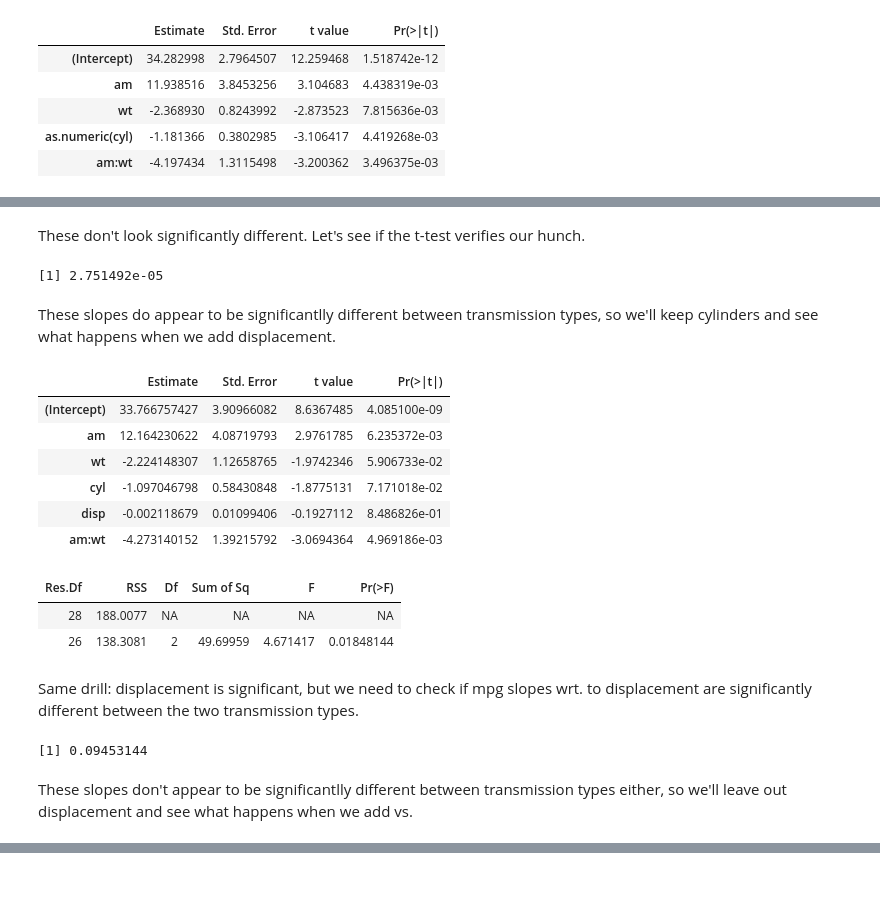
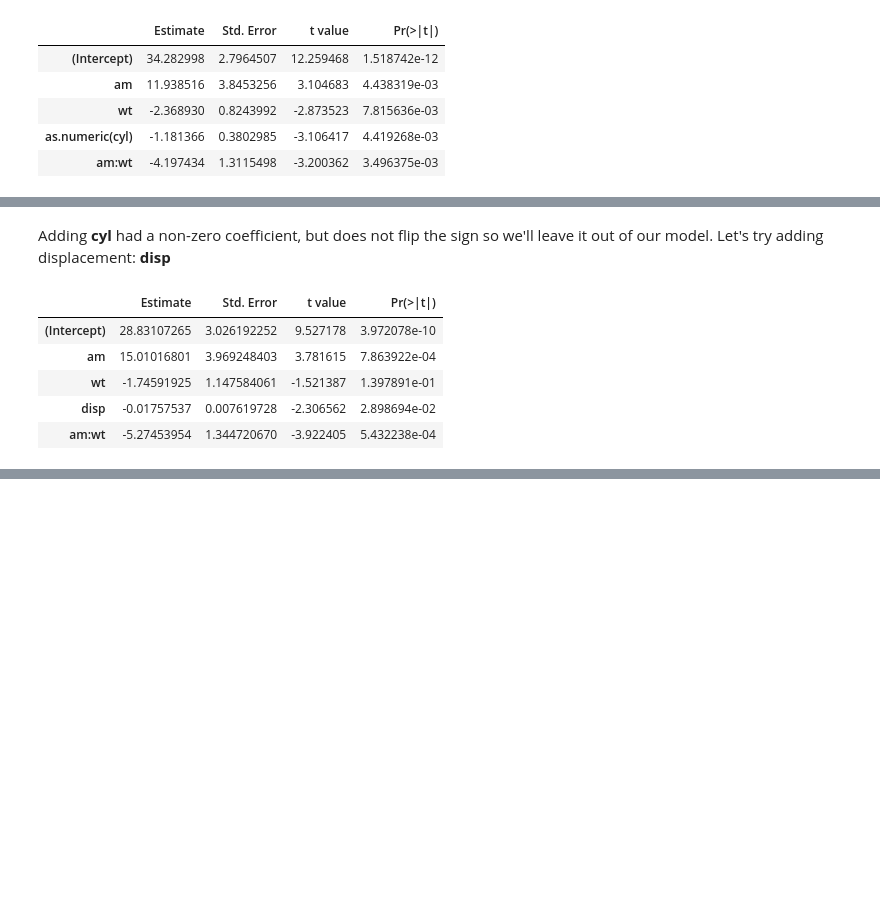
Before and after one commit to focods/WonderfulML, a Jupyter notebook: docs/solutions/session03_r.ipynb, the cells around one changed output, grey strips where cells are left out. Cells and saved outputs as stored; diff of their text form; code cells hidden in the pictures; blank space fills up the shorter version.

```diff
--- a/docs/solutions/session03_r.ipynb
+++ b/docs/solutions/session03_r.ipynb
@@ -193,53 +168,11 @@ p2 <- p2 + theme(legend.position=c(0.8,0.7)); p2
-# %% [markdown]
-These don't look significantly different.  Let's see if the t-test verifies our hunch.
-# %%
-# slopes for manual & autom are both negative: are these significantly different?
-# according to t-test: NO
-testSlopes(data=mtcars, model_fun="mpg ~ am + wt + am*wt + as.numeric(cyl)",
-           base_compare="am", add_param="cyl")
-# %% [output]
-[1] 2.751492e-05
-# %% [markdown]
-These slopes do appear to be significantlly different between transmission types, so we'll keep cylinders and see what happens when we add displacement.
+# %% [markdown]
+Adding **cyl** had a non-zero coefficient, but does not flip the sign so we'll leave it out of our model.  Let's try adding displacement: **disp**
 # %%
-f05 <- lm(mpg ~ am + wt + am*wt  + cyl + disp, mtcars); summary(f05)$coef; anova(f03, f05)
+f05 <- lm(mpg ~ am + wt + am*wt  + disp, mtcars); summary(f05)$coef;
 # %% [output]
 |  | Estimate | Std. Error | t value | Pr(>|t|) |
-| (Intercept) | 33.766757427 | 3.90966082 | 8.6367485 | 4.085100e-09 |
-| am | 12.164230622 | 4.08719793 | 2.9761785 | 6.235372e-03 |
-| wt | -2.224148307 | 1.12658765 | -1.9742346 | 5.906733e-02 |
-| cyl | -1.097046798 | 0.58430848 | -1.8775131 | 7.171018e-02 |
-| disp | -0.002118679 | 0.01099406 | -0.1927112 | 8.486826e-01 |
-| am:wt | -4.273140152 | 1.39215792 | -3.0694364 | 4.969186e-03 |
+| (Intercept) | 28.83107265 | 3.026192252 | 9.527178 | 3.972078e-10 |
+| am | 15.01016801 | 3.969248403 | 3.781615 | 7.863922e-04 |
+| wt | -1.74591925 | 1.147584061 | -1.521387 | 1.397891e-01 |
+| disp | -0.01757537 | 0.007619728 | -2.306562 | 2.898694e-02 |
+| am:wt | -5.27453954 | 1.344720670 | -3.922405 | 5.432238e-04 |
-| Res.Df | RSS | Df | Sum of Sq | F | Pr(>F) |
-| 28 | 188.0077 | NA | NA | NA | NA |
-| 26 | 138.3081 | 2 | 49.69959 | 4.671417 | 0.01848144 |
-# %% [markdown]
-Same drill: displacement is significant, but we need to check if mpg slopes wrt. to displacement are significantly different between the two transmission types.
-# %%
-# Test if slopes are significantly different between manuals and automatics.
-df.manual <- filter(mtcars, am=="1")
-df.autom <- filter(mtcars, am=="0")
-fit.manual <- lm(mpg~disp, data=df.manual)
-fit.autom <- lm(mpg~disp, data=df.autom)
-beta1.hat.manual <- summary(fit.manual)$coef[2, 1] # -0.05903842
-beta1.hat.autom <- summary(fit.autom)$coef[2, 1] # -0.0275836
-sigma.manual <- summary(fit.manual)$sigma
-sigma.autom <- summary(fit.autom)$sigma
-sigma.beta1.manual <- sigma.manual / sqrt(sum((df.manual$disp - mean(df.manual$disp))^2))
-sigma.beta1.autom <- sigma.autom / sqrt(sum((df.autom$disp - mean(df.autom$disp))^2))
-# t-test specifics
-n.manual <- length(df.manual$am)
-n.autom <- length(df.autom$am)
-dof <- n.manual + n.autom - 2
-s.pooled <- sqrt((((n.manual-1)*sigma.beta1.manual^2) +
-                      ((n.autom-1)*sigma.beta1.autom^2)) / dof) # 0.008424665
-t.stat <- (beta1.hat.manual - beta1.hat.autom) *
-          (1/n.manual + 1/n.autom)^0.5 / s.pooled  # -1.343882
-p_val <- pt(t.stat, dof, lower.tail=TRUE) # 0.09453144, slopes aren't different enough
-                                          # between trans type: no need to include in model
-p_val
-# %% [output]
-[1] 0.09453144
-# %% [markdown]
-These slopes don't appear to be significantlly different between transmission types either, so we'll leave out displacement and see what happens when we add vs.
```
Also changed, not shown: parts of 22 cells of this notebook.
